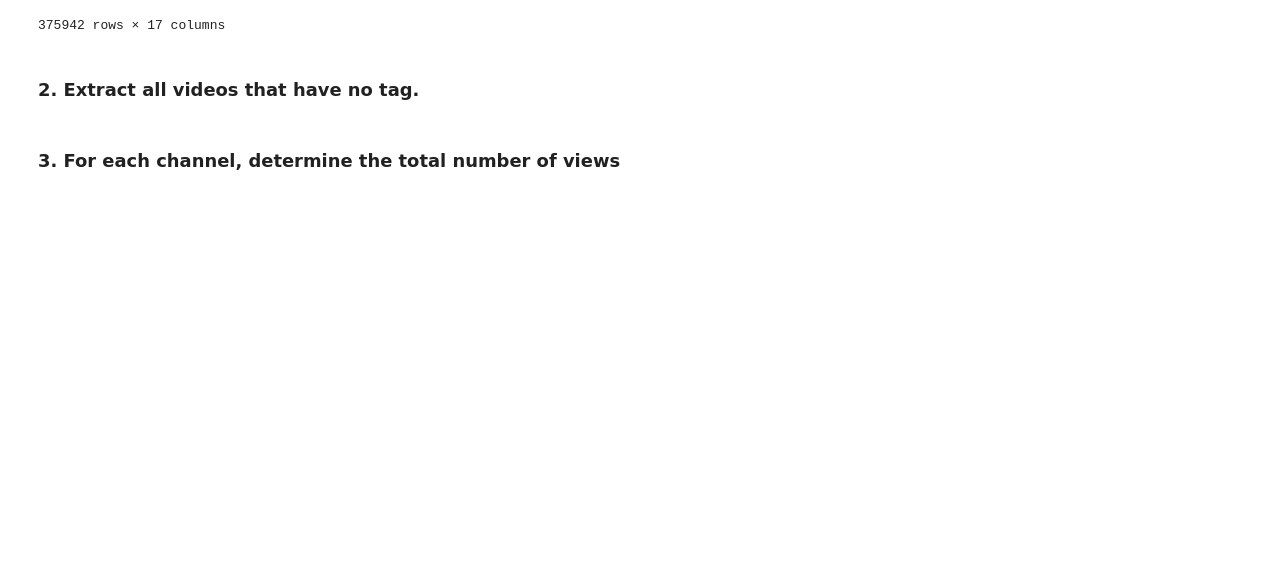
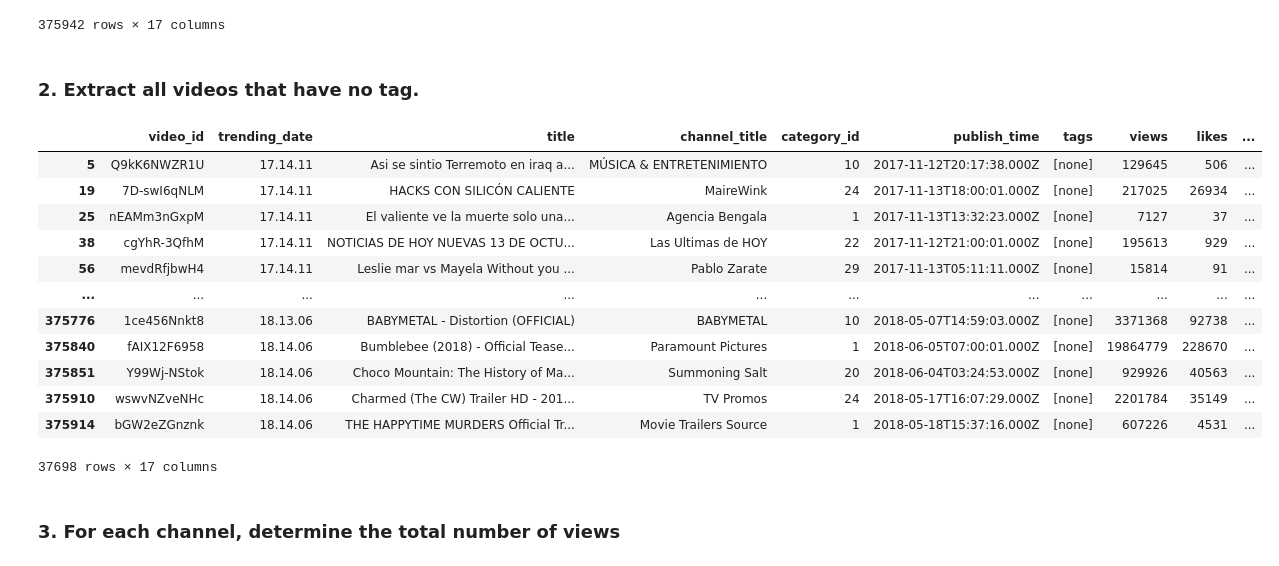
Before and after one commit to meryannjoy/Foundations-of-Computer-Science, a Jupyter notebook: Youtube Trending Notebook.ipynb, the cells around one changed output. Drawn from its saved outputs; the diff is of its cells as text; code cells hidden in the pictures; blank space fills up the shorter version.

```diff
--- a/Youtube Trending Notebook.ipynb
+++ b/Youtube Trending Notebook.ipynb
@@ -85,5 +85,27 @@ df_videos
 375942 rows × 17 columns
 # %% [markdown]
 ### 2. Extract all videos that have no tag.
+# %%
+no_tag_videos = df_videos[
+    (df_videos["tags"].isna()) |
+    (df_videos["tags"] == "") |
+    (df_videos["tags"] == "[none]")
+]
+
+no_tag_videos
+# %% [output]
+|  | video_id | trending_date | title | channel_title | category_id | publish_time | tags | views | likes | ... |
+| 5 | Q9kK6NWZR1U | 17.14.11 | Asi se sintio Terremoto en iraq a... | MÚSICA & ENTRETENIMIENTO | 10 | 2017-11-12T20:17:38.000Z | [none] | 129645 | 506 | ... |
+| 19 | 7D-swI6qNLM | 17.14.11 | HACKS CON SILICÓN CALIENTE | MaireWink | 24 | 2017-11-13T18:00:01.000Z | [none] | 217025 | 26934 | ... |
+| 25 | nEAMm3nGxpM | 17.14.11 | El valiente ve la muerte solo una... | Agencia Bengala | 1 | 2017-11-13T13:32:23.000Z | [none] | 7127 | 37 | ... |
+| 38 | cgYhR-3QfhM | 17.14.11 | NOTICIAS DE HOY NUEVAS 13 DE OCTU... | Las Ultimas de HOY | 22 | 2017-11-12T21:00:01.000Z | [none] | 195613 | 929 | ... |
+| 56 | mevdRfjbwH4 | 17.14.11 | Leslie mar vs Mayela Without you ... | Pablo Zarate | 29 | 2017-11-13T05:11:11.000Z | [none] | 15814 | 91 | ... |
+| ... | ... | ... | ... | ... | ... | ... | ... | ... | ... | ... |
+| 375776 | 1ce456Nnkt8 | 18.13.06 | BABYMETAL - Distortion (OFFICIAL) | BABYMETAL | 10 | 2018-05-07T14:59:03.000Z | [none] | 3371368 | 92738 | ... |
+| 375840 | fAIX12F6958 | 18.14.06 | Bumblebee (2018) - Official Tease... | Paramount Pictures | 1 | 2018-06-05T07:00:01.000Z | [none] | 19864779 | 228670 | ... |
+| 375851 | Y99Wj-NStok | 18.14.06 | Choco Mountain: The History of Ma... | Summoning Salt | 20 | 2018-06-04T03:24:53.000Z | [none] | 929926 | 40563 | ... |
+| 375910 | wswvNZveNHc | 18.14.06 | Charmed (The CW) Trailer HD - 201... | TV Promos | 24 | 2018-05-17T16:07:29.000Z | [none] | 2201784 | 35149 | ... |
+| 375914 | bGW2eZGnznk | 18.14.06 | THE HAPPYTIME MURDERS Official Tr... | Movie Trailers Source | 1 | 2018-05-18T15:37:16.000Z | [none] | 607226 | 4531 | ... |
+37698 rows × 17 columns
 # %% [markdown]
 ### 3. For each channel, determine the total number of views
```
Also changed, not shown: parts of 10 cells of this notebook.
